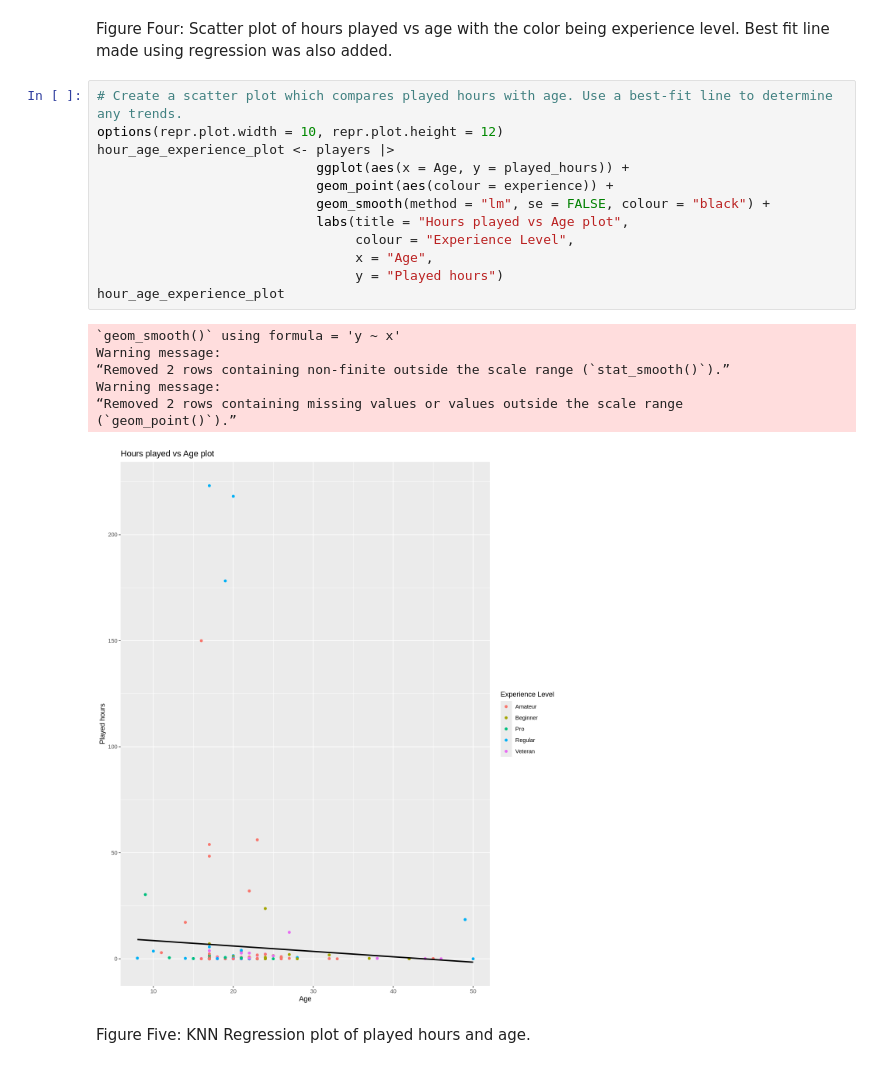
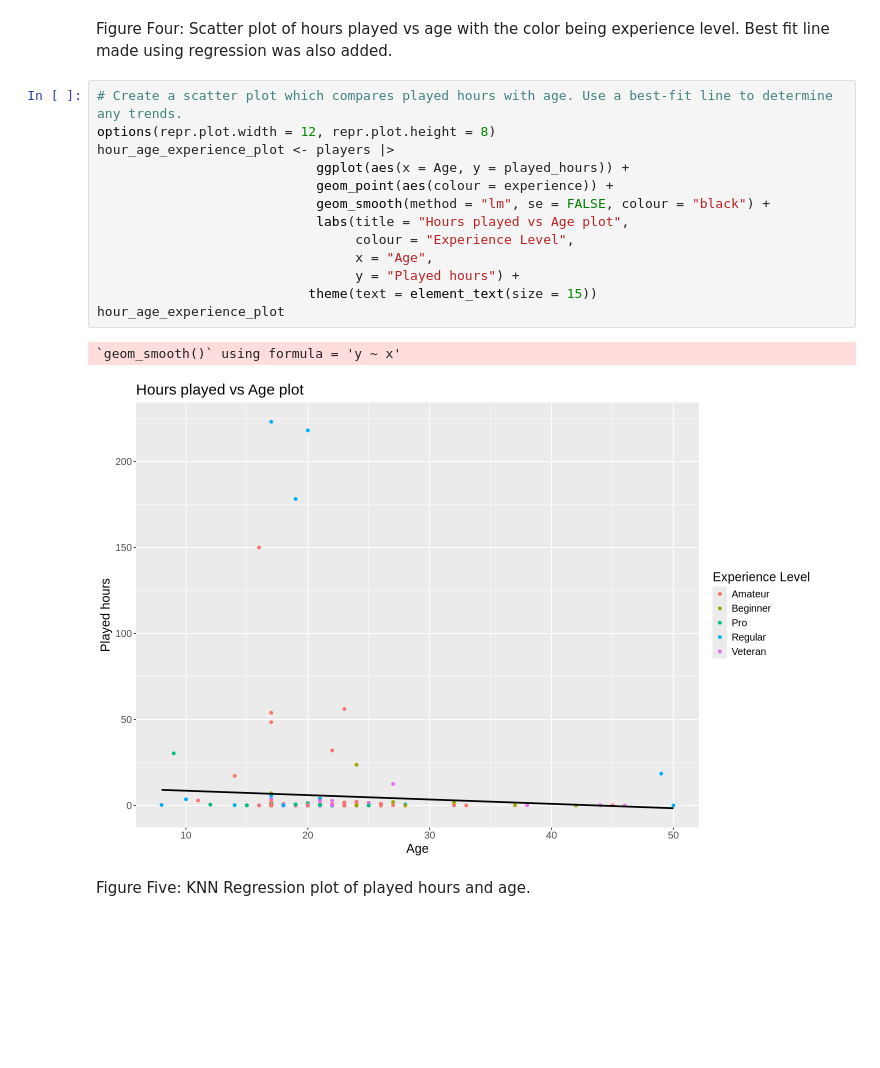
Before and after one commit to Chalkkk/dsci-final-group-project, a Jupyter notebook: final_project.ipynb, the cells around one changed output. Drawn from its saved outputs; the diff is of its cells as text; blank space fills up the shorter version.

```diff
--- a/final_project.ipynb
+++ b/final_project.ipynb
@@ -379,24 +385,20 @@ hours_age_bars
 Figure Four: Scatter plot of hours played vs age with the color being experience level. Best fit line made using regression was also added.
 # %%
 # Create a scatter plot which compares played hours with age. Use a best-fit line to determine any trends.
-options(repr.plot.width = 10, repr.plot.height = 12)
+options(repr.plot.width = 12, repr.plot.height = 8)
 hour_age_experience_plot <- players |>
                             ggplot(aes(x = Age, y = played_hours)) +
                             geom_point(aes(colour = experience)) +
                             geom_smooth(method = "lm", se = FALSE, colour = "black") +
                             labs(title = "Hours played vs Age plot",
                                  colour = "Experience Level",
                                  x = "Age",
-                                 y = "Played hours")
+                                 y = "Played hours") +
+                           theme(text = element_text(size = 15))
 hour_age_experience_plot
 # %% [output]
 `geom_smooth()` using formula = 'y ~ x'
-Warning message:
-“Removed 2 rows containing non-finite outside the scale range (`stat_smooth()`).”
-Warning message:
-“Removed 2 rows containing missing values or values outside the scale range
-(`geom_point()`).”
-[figure, old version]
+[figure, new version]
 # %% [markdown]
 Figure Five: KNN Regression plot of played hours and age.
 # %%
```
Also changed, not shown: parts of 5 cells of this notebook.
